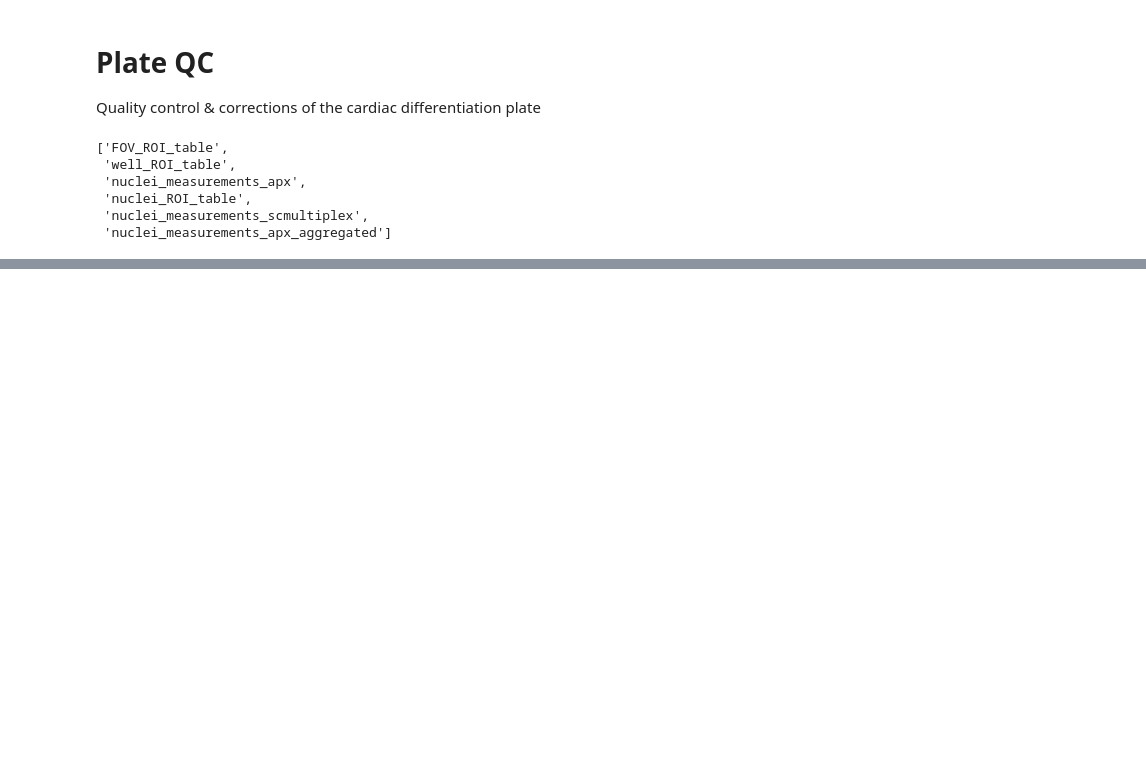
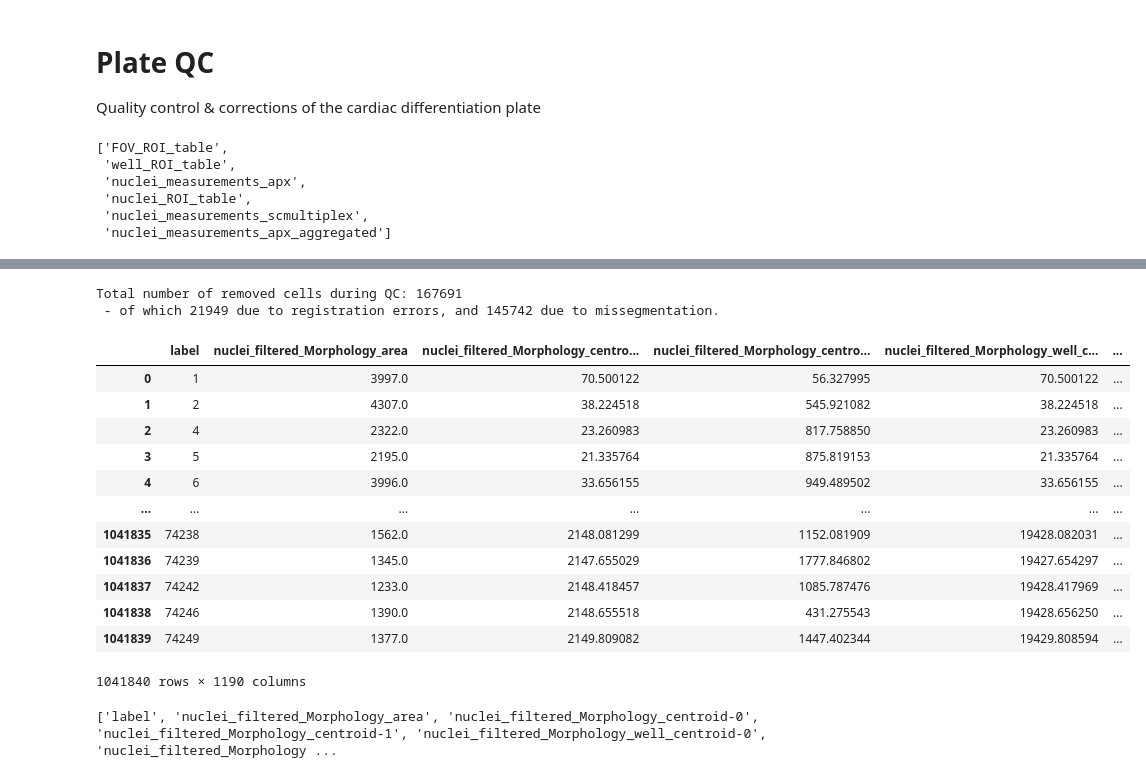
Before and after one commit to fractal-analytics-platform/fractal-paper-2026, a Jupyter notebook: fractal_paper_2026/plate_qc.ipynb, the cells around one changed output, grey strips where cells are left out. Drawn from its saved outputs; the diff is of its cells as text; code cells hidden in the pictures; blank space fills up the shorter version.

```diff
--- a/fractal_paper_2026/plate_qc.ipynb
+++ b/fractal_paper_2026/plate_qc.ipynb
@@ -27,0 +62,5 @@ plate.list_tables()
+# %%
+counter_qc = 0
+counter_registration = 0
+counter_segmentation = 0
+concatenated_df = pd.DataFrame()
@@ -27,0 +98,2 @@ plate.list_tables()
+# %%
+remaining_acquisitions = reference_acquisitions.copy()
@@ -27,0 +105,17 @@ plate.list_tables()
+# %%
+for img_path in to_be_processed_acquisitions:
+    try:
+        df, counter_qc, counter_registration, counter_segmentation = load_qced_feature_table_for_well(plate, img_path, registration_errors_table, counter_qc, counter_registration, counter_segmentation)
+        print(f"Done processing well {img_path}")
+        concatenated_df = pd.concat([concatenated_df, df])
+        remaining_acquisitions.remove(img_path)
+        print(f"Done concatenating data for well {img_path}")
+    except ServerDisconnectedError:
+        print(f"ServerDisconnectedError encountered while processing well {img_path}. Retrying later.")
+
+
+print(f"Total number of removed cells during QC: {counter_qc}")
+print(
+    f" - of which {counter_registration} due to registration errors, "
+    f"and {counter_segmentation} due to missegmentation."
+)
@@ -27,0 +140,32 @@ plate.list_tables()
+# %%
+print(f"Total number of removed cells during QC: {counter_qc}")
+print(
+    f" - of which {counter_registration} due to registration errors, "
+    f"and {counter_segmentation} due to missegmentation."
+)
+# %% [output]
+Total number of removed cells during QC: 167691
+ - of which 21949 due to registration errors, and 145742 due to missegmentation.
+# %%
+concatenated_df = concatenated_df.merge(
+    lookup,
+    how="left",
+    left_on="well_name",
+    right_on="well",
+)
+concatenated_df = concatenated_df.drop(columns=["well"])
+concatenated_df
+# %% [output]
+|  | label | nuclei_filtered_Morphology_area | nuclei_filtered_Morphology_centro... | nuclei_filtered_Morphology_centro... | nuclei_filtered_Morphology_well_c... | ... |
+| 0 | 1 | 3997.0 | 70.500122 | 56.327995 | 70.500122 | ... |
+| 1 | 2 | 4307.0 | 38.224518 | 545.921082 | 38.224518 | ... |
+| 2 | 4 | 2322.0 | 23.260983 | 817.758850 | 23.260983 | ... |
+| 3 | 5 | 2195.0 | 21.335764 | 875.819153 | 21.335764 | ... |
+| 4 | 6 | 3996.0 | 33.656155 | 949.489502 | 33.656155 | ... |
+| ... | ... | ... | ... | ... | ... | ... |
+| 1041835 | 74238 | 1562.0 | 2148.081299 | 1152.081909 | 19428.082031 | ... |
+| 1041836 | 74239 | 1345.0 | 2147.655029 | 1777.846802 | 19427.654297 | ... |
+| 1041837 | 74242 | 1233.0 | 2148.418457 | 1085.787476 | 19428.417969 | ... |
+| 1041838 | 74246 | 1390.0 | 2148.655518 | 431.275543 | 19428.656250 | ... |
+| 1041839 | 74249 | 1377.0 | 2149.809082 | 1447.402344 | 19429.808594 | ... |
+1041840 rows × 1190 columns
@@ -27,0 +187,4 @@ plate.list_tables()
+# %%
+print(list(concatenated_df.columns))
+# %% [output]
+['label', 'nuclei_filtered_Morphology_area', 'nuclei_filtered_Morphology_centroid-0', 'nuclei_filtered_Morphology_centroid-1', 'nuclei_filtered_Morphology_well_centroid-0', 'nuclei_filtered_Morphology ...
```
Also changed, not shown: parts of 29 cells of this notebook, 1 other file.
